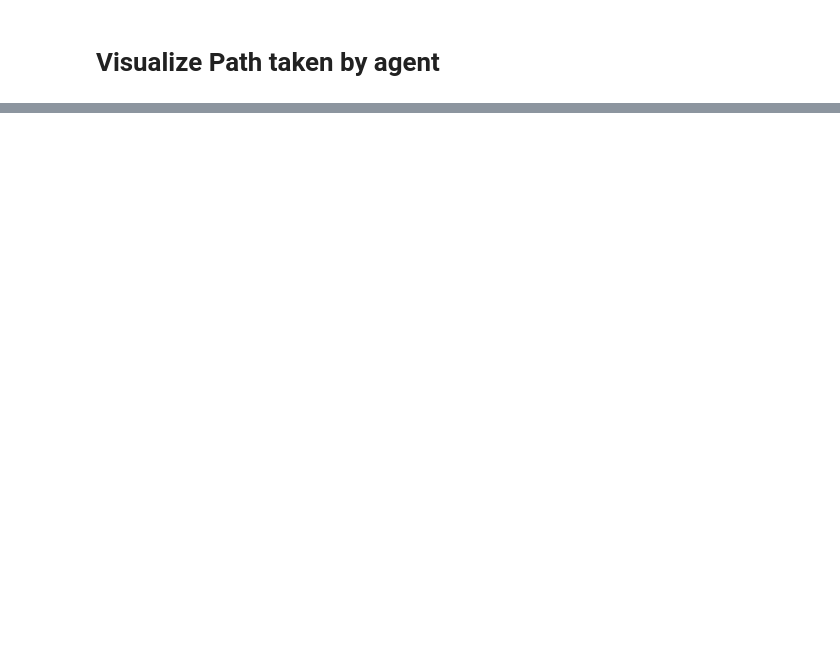
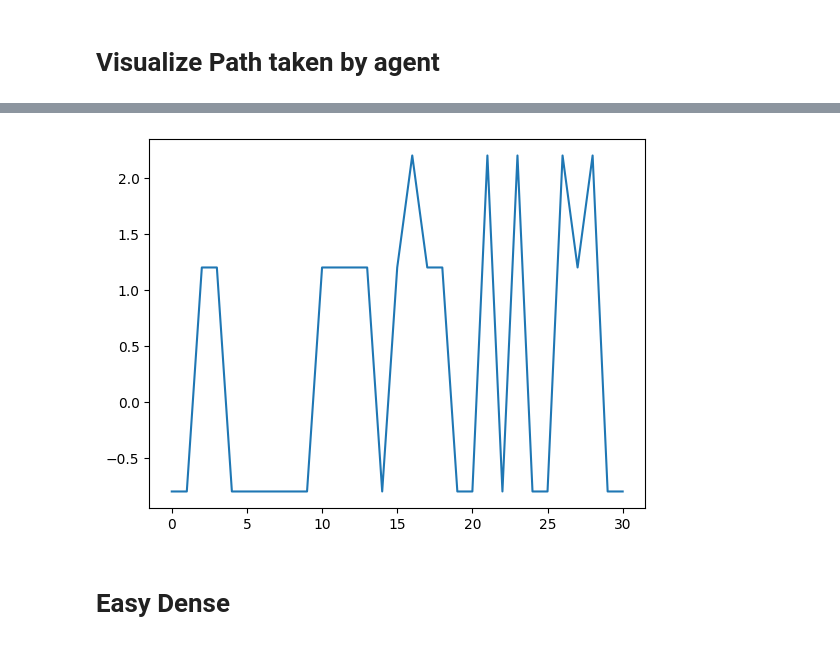
Before and after one commit to PriyankaVelagala/INM363-Project, a Jupyter notebook: src/ppo_colab_test.ipynb, the cells around one changed output, grey strips where cells are left out. Cells and saved outputs as stored; diff of their text form; code cells hidden in the pictures; blank space fills up the shorter version.

```diff
--- a/src/ppo_colab_test.ipynb
+++ b/src/ppo_colab_test.ipynb
@@ -238,0 +391,8 @@ Sector locations: [(-640.0, -448.0, 160.0, 160.0), (-448.0, -640.0, -32.0, -32.0
+# %%
+import matplotlib.pyplot as plt
+plt.plot(chkpt_mean_rewards)
+plt.show()
+# %% [output]
+[figure, added]
+# %% [markdown]
+# Easy Dense
```
Also changed, not shown: parts of 19 cells of this notebook, 1 other file.
